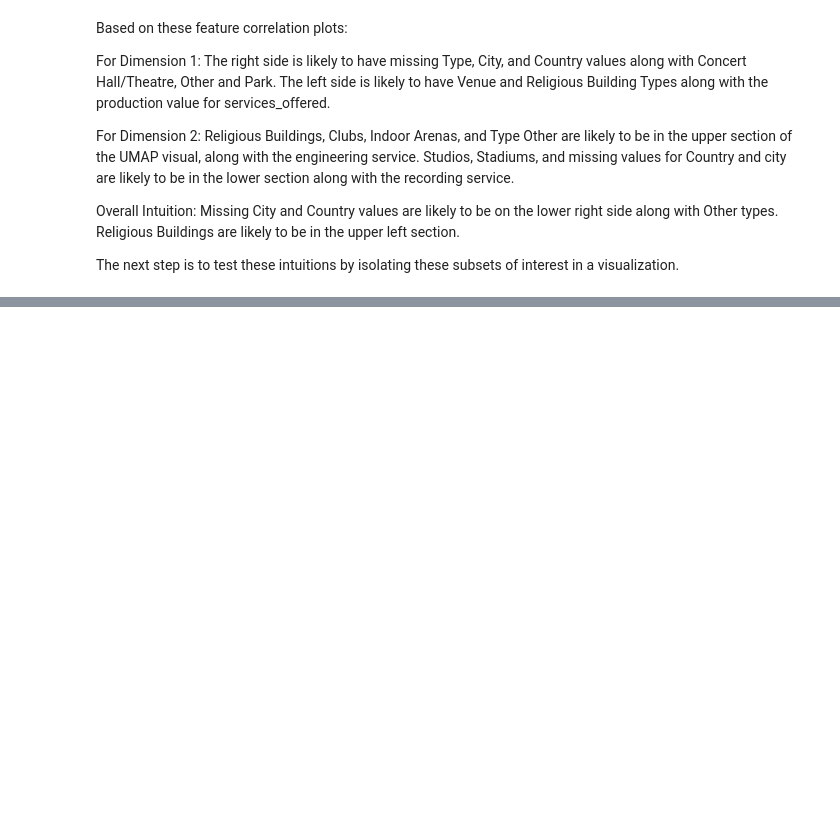
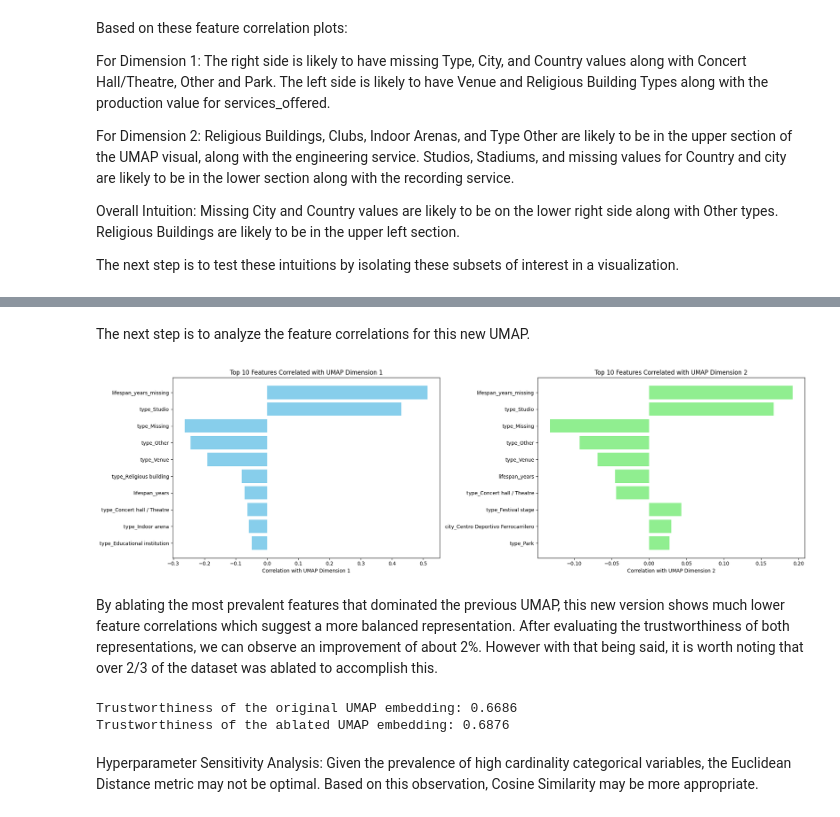
Before and after one commit to megan-rizzo/musicbrainz-api-module, a Jupyter notebook: UMAP.ipynb, the cells around one changed output, grey strips where cells are left out. Saved outputs shown, nothing was run; the diff lists cells and outputs as text; code cells hidden in the pictures; blank space fills up the shorter version.

```diff
--- a/UMAP.ipynb
+++ b/UMAP.ipynb
@@ -284,0 +317,67 @@ for feat in features_to_examine:
+# %% [markdown]
+The next step is to analyze the feature correlations for this new UMAP.
+# %%
+# Analysis for UMAP Dimension 1
+correlations1_dim1 = []
+for col in ablation_df.columns:
+    corr = np.corrcoef(ablation_df[col], X_umap1[:, 0])[0, 1]
+    correlations1_dim1.append((col, corr))
+
+# Sort and look at the highest absolute correlations
+sorted_correlations1_dim1 = sorted(correlations1_dim1, key=lambda x: abs(x[1]), reverse=True)
+
+# Extract the top 10 highest absolute correlations
+top_features1_dim1 = sorted_correlations1_dim1[:10]
+features1_dim1 = [feature for feature, _ in top_features1_dim1]
+correlations1_dim1 = [corr for _, corr in top_features1_dim1]
+
+# Analysis for UMAP Dimension 2
+correlations1_dim2 = []
+for col in ablation_df.columns:
+    corr = np.corrcoef(ablation_df[col], X_umap1[:, 1])[0, 1]
+    correlations1_dim2.append((col, corr))
+
+# Sort and look at the highest absolute correlations
+sorted_correlations1_dim2 = sorted(correlations1_dim2, key=lambda x: abs(x[1]), reverse=True)
+
+# Extract the top 10 highest absolute correlations
+top_features1_dim2 = sorted_correlations1_dim2[:10]
+features1_dim2 = [feature for feature, _ in top_features1_dim2]
+correlations1_dim2 = [corr for _, corr in top_features1_dim2]
+
+# Plot the bar charts side by side
+fig, axes = plt.subplots(nrows=1, ncols=2, figsize=(20, 6))
+
+# Bar chart for Dimension 1
+axes[0].barh(features1_dim1, correlations1_dim1, color='skyblue')
+axes[0].set_xlabel('Correlation with UMAP Dimension 1')
+axes[0].set_title('Top 10 Features Correlated with UMAP Dimension 1')
+axes[0].invert_yaxis()  # Highest correlation at the top
+
+# Bar chart for Dimension 2
+axes[1].barh(features1_dim2, correlations1_dim2, color='lightgreen')
+axes[1].set_xlabel('Correlation with UMAP Dimension 2')
+axes[1].set_title('Top 10 Features Correlated with UMAP Dimension 2')
+axes[1].invert_yaxis()  # Highest correlation at the top
+
+plt.tight_layout()
+plt.show()
+# %% [output]
+[figure, added]
+# %% [markdown]
+By ablating the most prevalent features that dominated the previous UMAP, this new version shows much lower feature correlations which suggest a more balanced representation. After evaluating the trustworthiness of both representations, we can observe an improvement of about 2%. However with that being said, it is worth noting that over 2/3 of the dataset was ablated to accomplish this.
+# %%
+from sklearn.manifold import trustworthiness
+
+# Calculate trustworthiness for the original UMAP embedding
+trustworthiness_score = trustworthiness(X_scaled, X_umap, n_neighbors=15)
+print(f"Trustworthiness of the original UMAP embedding: {trustworthiness_score:.4f}")
+
+# Calculate trustworthiness for the ablated UMAP embedding
+trustworthiness_score1 = trustworthiness(X1_scaled, X_umap1, n_neighbors=15)
+print(f"Trustworthiness of the ablated UMAP embedding: {trustworthiness_score1:.4f}")
+# %% [output]
+Trustworthiness of the original UMAP embedding: 0.6686
+Trustworthiness of the ablated UMAP embedding: 0.6876
+# %% [markdown]
+Hyperparameter Sensitivity Analysis: Given the prevalence of high cardinality categorical variables, the Euclidean Distance metric may not be optimal. Based on this observation, Cosine Similarity may be more appropriate.
```
Also changed, not shown: parts of 5 cells of this notebook.
